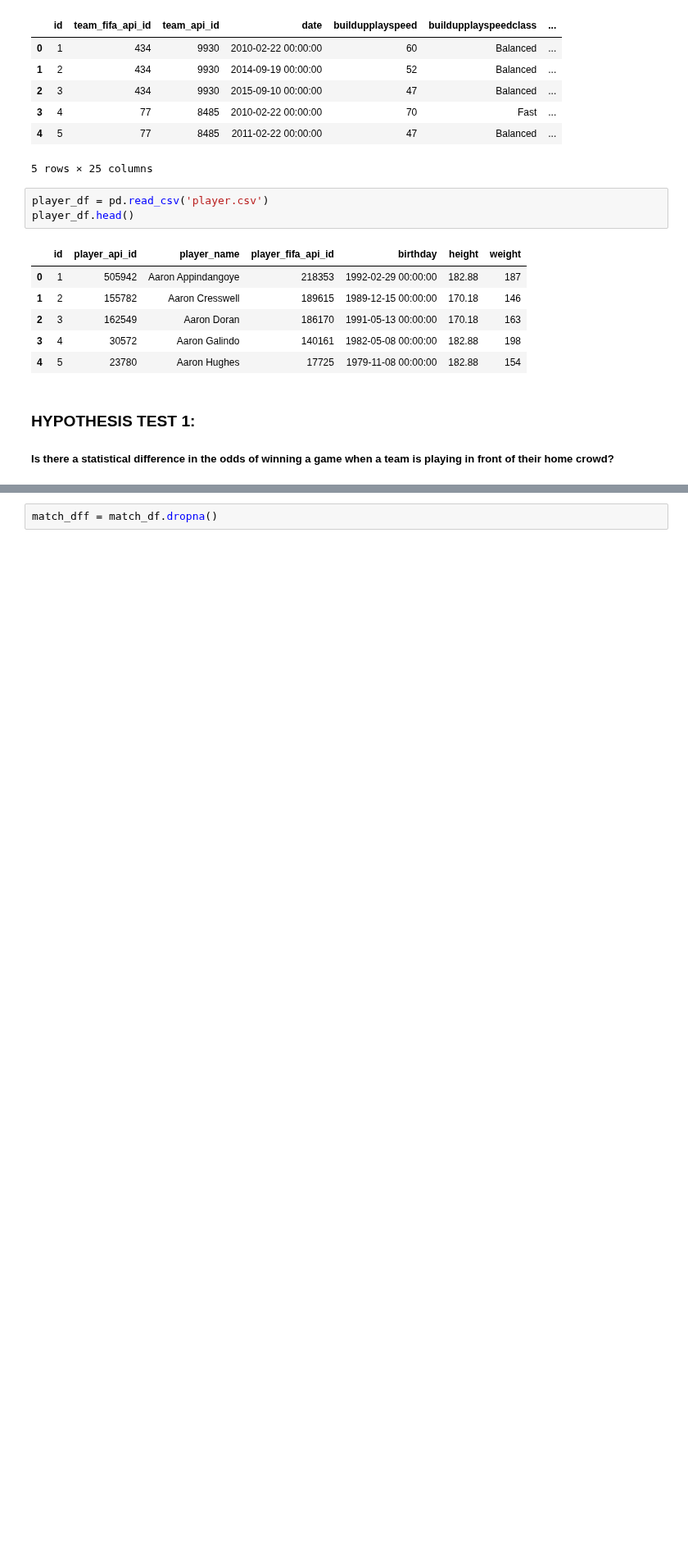
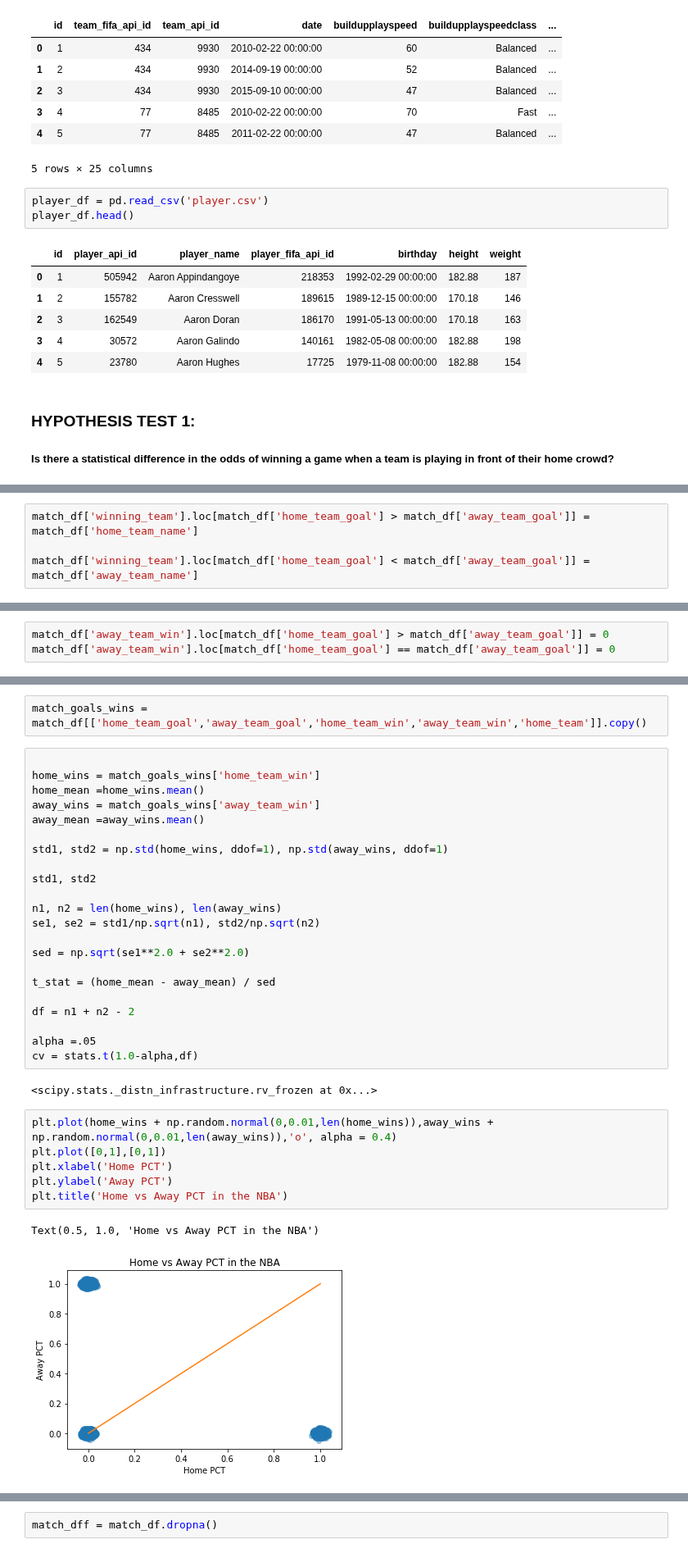
Before and after one commit to kevintheduu/european-soccer-hypothesis-testing, a Jupyter notebook: hyp_test_2.ipynb, the cells around one changed output, grey strips where cells are left out. Shown at 82% size. Drawn from its saved outputs; the diff is of its cells as text; blank space fills up the shorter version.

```diff
--- a/hyp_test_2.ipynb
+++ b/hyp_test_2.ipynb
@@ -183,0 +268,4 @@ See the caveats in the documentation: http://pandas.pydata.org/pandas-docs/stabl
+# %%
+match_df['winning_team'].loc[match_df['home_team_goal'] > match_df['away_team_goal']] = match_df['home_team_name']
+
+match_df['winning_team'].loc[match_df['home_team_goal'] < match_df['away_team_goal']] = match_df['away_team_name']
@@ -183,0 +304,3 @@ See the caveats in the documentation: http://pandas.pydata.org/pandas-docs/stabl
+# %%
+match_df['away_team_win'].loc[match_df['home_team_goal'] > match_df['away_team_goal']] = 0
+match_df['away_team_win'].loc[match_df['home_team_goal'] == match_df['away_team_goal']] = 0
@@ -183,0 +315,35 @@ See the caveats in the documentation: http://pandas.pydata.org/pandas-docs/stabl
+# %%
+match_goals_wins = match_df[['home_team_goal','away_team_goal','home_team_win','away_team_win','home_team']].copy()
+# %%
+
+home_wins = match_goals_wins['home_team_win']
+home_mean =home_wins.mean()
+away_wins = match_goals_wins['away_team_win']
+away_mean =away_wins.mean()
+
+std1, std2 = np.std(home_wins, ddof=1), np.std(away_wins, ddof=1)
+
+std1, std2
+
+n1, n2 = len(home_wins), len(away_wins)
+se1, se2 = std1/np.sqrt(n1), std2/np.sqrt(n2)
+
+sed = np.sqrt(se1**2.0 + se2**2.0)
+
+t_stat = (home_mean - away_mean) / sed
+
+df = n1 + n2 - 2
+
+alpha =.05
+cv = stats.t(1.0-alpha,df)
+# %% [output]
+<scipy.stats._distn_infrastructure.rv_frozen at 0x...>
+# %%
+plt.plot(home_wins + np.random.normal(0,0.01,len(home_wins)),away_wins + np.random.normal(0,0.01,len(away_wins)),'o', alpha = 0.4)
+plt.plot([0,1],[0,1])
+plt.xlabel('Home PCT')
+plt.ylabel('Away PCT')
+plt.title('Home vs Away PCT in the NBA')
+# %% [output]
+Text(0.5, 1.0, 'Home vs Away PCT in the NBA')
+[figure, added]
```
Also changed, not shown: parts of 29 cells of this notebook.
